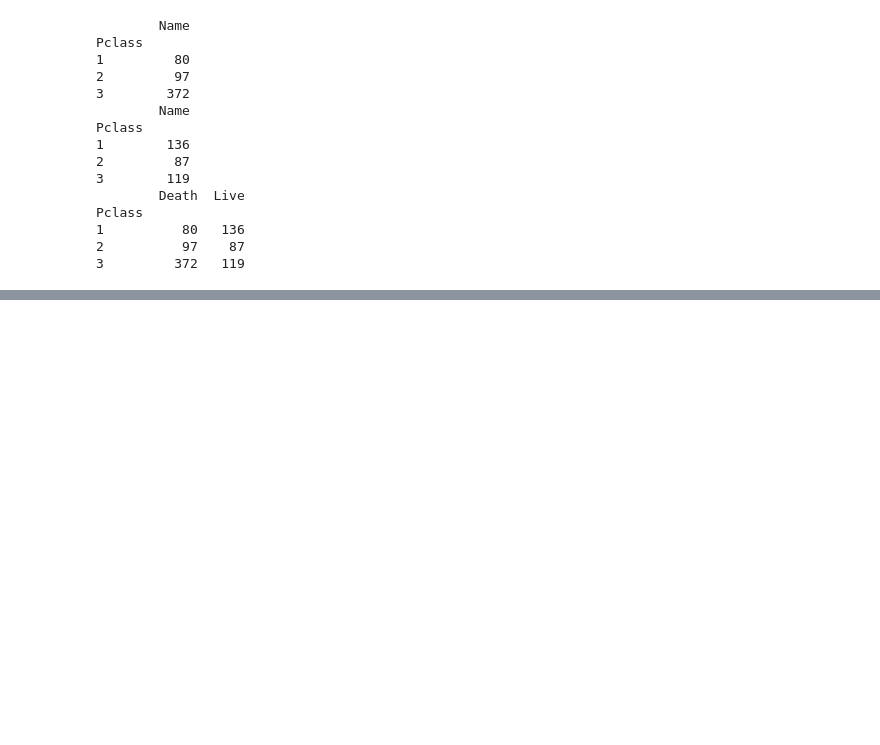
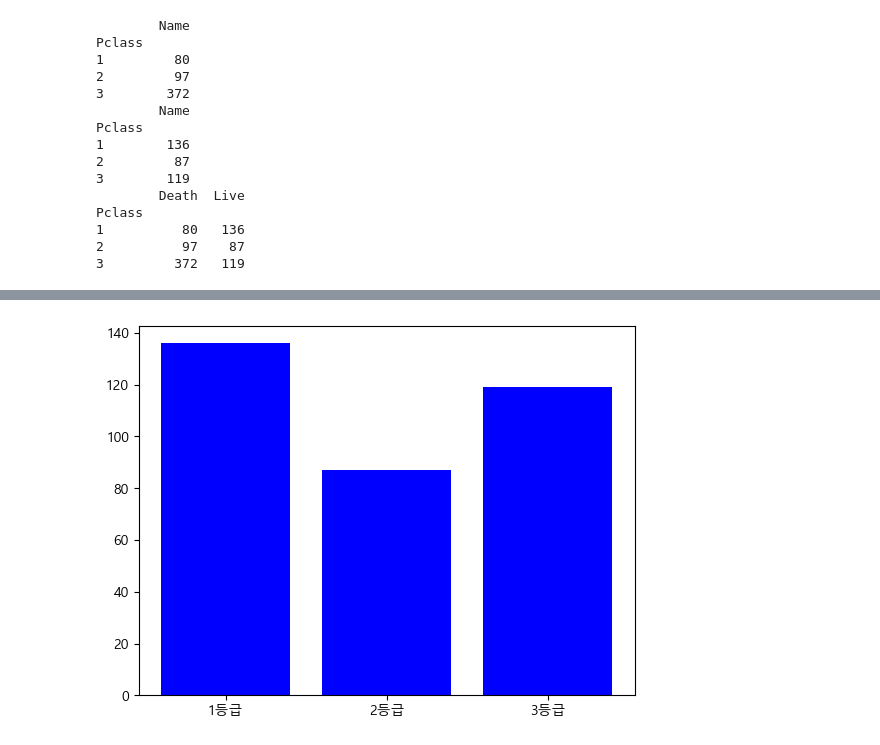
Before and after one commit to kimomin/DataAnalysis, a Jupyter notebook: titanic.ipynb, the cells around one changed output, grey strips where cells are left out. Drawn from its saved outputs; the diff is of its cells as text; code cells hidden in the pictures; blank space fills up the shorter version.

```diff
--- a/titanic.ipynb
+++ b/titanic.ipynb
@@ -235,0 +237,8 @@ plt.show()
+# %%
+# 막대그래프 : 생존자
+
+plt.bar(data.index, data['Live'], color='blue', label='Live')
+plt.xticks(data.index, ['1등급','2등급', '3등급'])
+plt.show()
+# %% [output]
+[figure, added]
```
Also changed, not shown: parts of 1 cell of this notebook.
